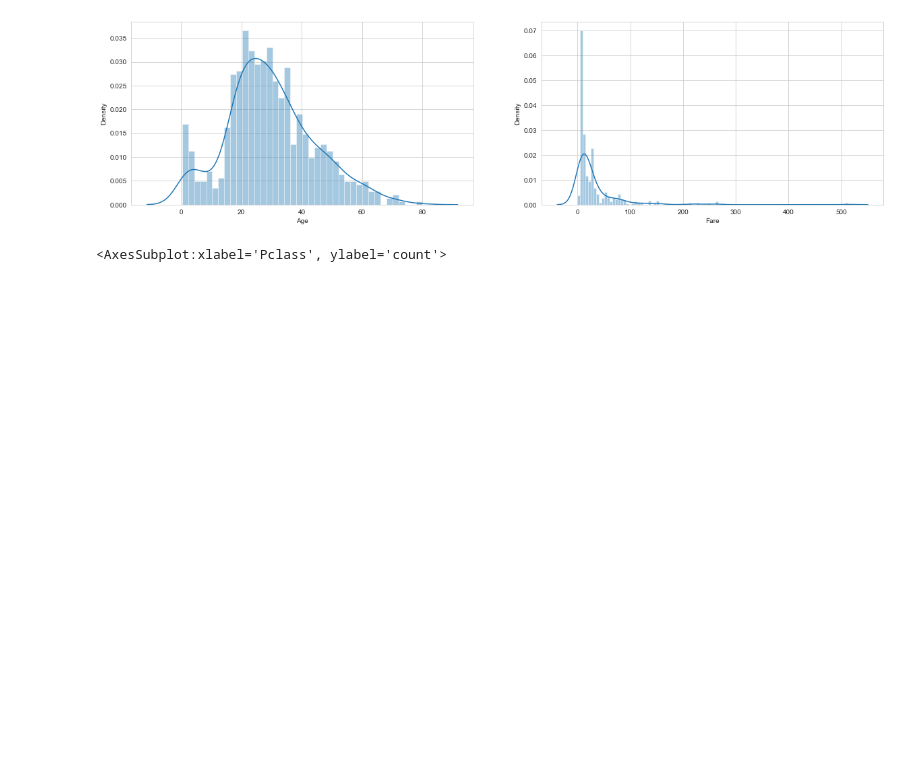
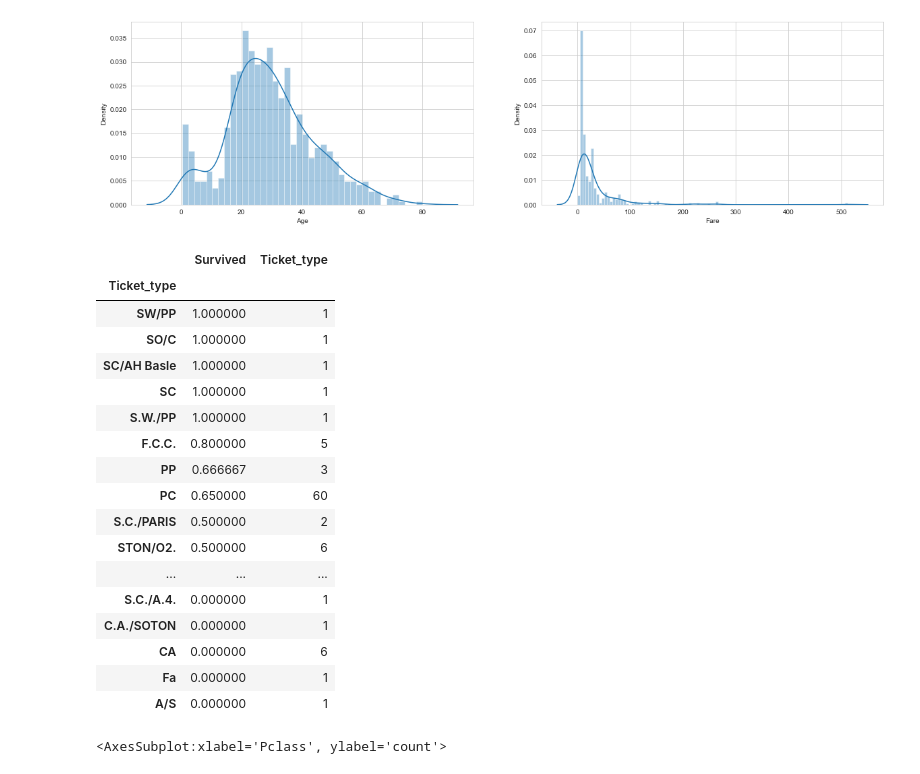
Before and after one commit to Nikalozj/Titanic-Kaggle, a Jupyter notebook: Titanic.ipynb, the cells around one changed output. Cells and saved outputs as stored; diff of their text form; code cells hidden in the pictures; blank space fills up the shorter version.

Commit message:
Add Ticket column analysis

```diff
--- a/Titanic.ipynb
+++ b/Titanic.ipynb
@@ -12,7 +12,7 @@ warnings.simplefilter(action = 'ignore', category=FutureWarning)
 warnings.filterwarnings('ignore')
 # %%
 # Read data
-titanic = pd.read_csv(r'')
+titanic = pd.read_csv(r'C:\Users\Rog\Desktop\Titanic\train.csv')
 # %%
 # Set Style
 sns.set_style("whitegrid")
@@ -152,3 +152,31 @@ sns.distplot(titanic['Fare'], bins = 100)
+# %%
+# Ticket
+titanic["Ticket_N"] = titanic["Ticket"].str.rsplit(" ", 1).str[-1]
+titanic["Ticket_N"].replace('LINE', None, inplace = True)
+titanic["Ticket_type"] = titanic.apply(lambda x: x["Ticket"].replace(x["Ticket_N"], "").strip(), axis=1)
+# %%
+means = titanic.groupby("Ticket_type")["Survived"].mean().sort_values(ascending = False)
+counts = titanic.groupby("Ticket_type")["Ticket_type"].count()
+pd.concat([means, counts], axis = 1)
+# %% [output]
+|  | Survived | Ticket_type |
+| Ticket_type |  |  |
+| SW/PP | 1.000000 | 1 |
+| SO/C | 1.000000 | 1 |
+| SC/AH Basle | 1.000000 | 1 |
+| SC | 1.000000 | 1 |
+| S.W./PP | 1.000000 | 1 |
+| F.C.C. | 0.800000 | 5 |
+| PP | 0.666667 | 3 |
+| PC | 0.650000 | 60 |
+| S.C./PARIS | 0.500000 | 2 |
+| STON/O2. | 0.500000 | 6 |
+| ... | ... | ... |
+| S.C./A.4. | 0.000000 | 1 |
+| C.A./SOTON | 0.000000 | 1 |
+| CA | 0.000000 | 6 |
+| Fa | 0.000000 | 1 |
+| A/S | 0.000000 | 1 |
 # %%
 # Relationship with Target Variable
 # %%
```
Also changed, not shown: parts of 1 cell of this notebook.
